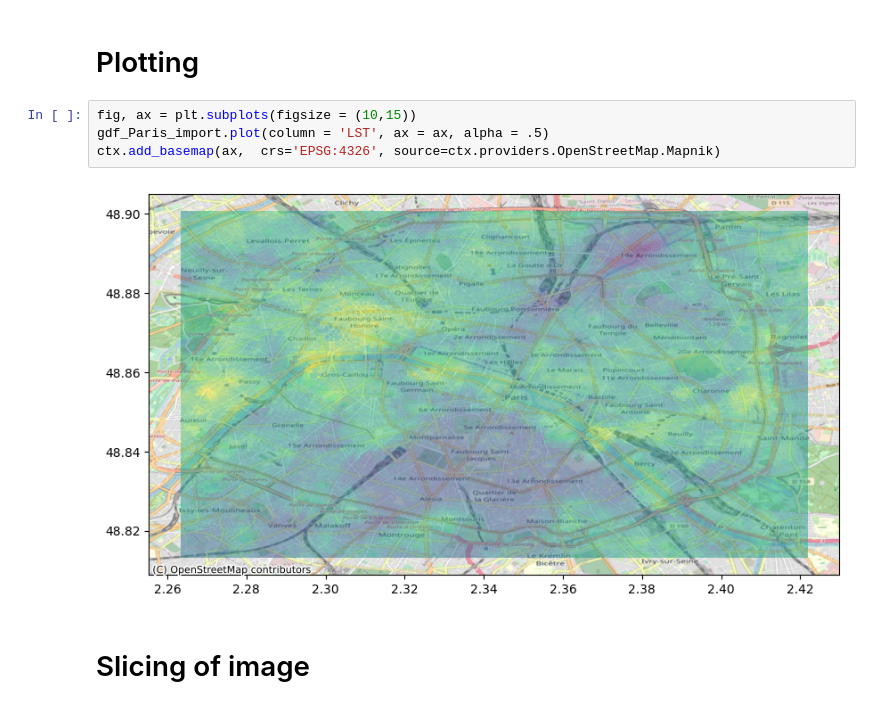
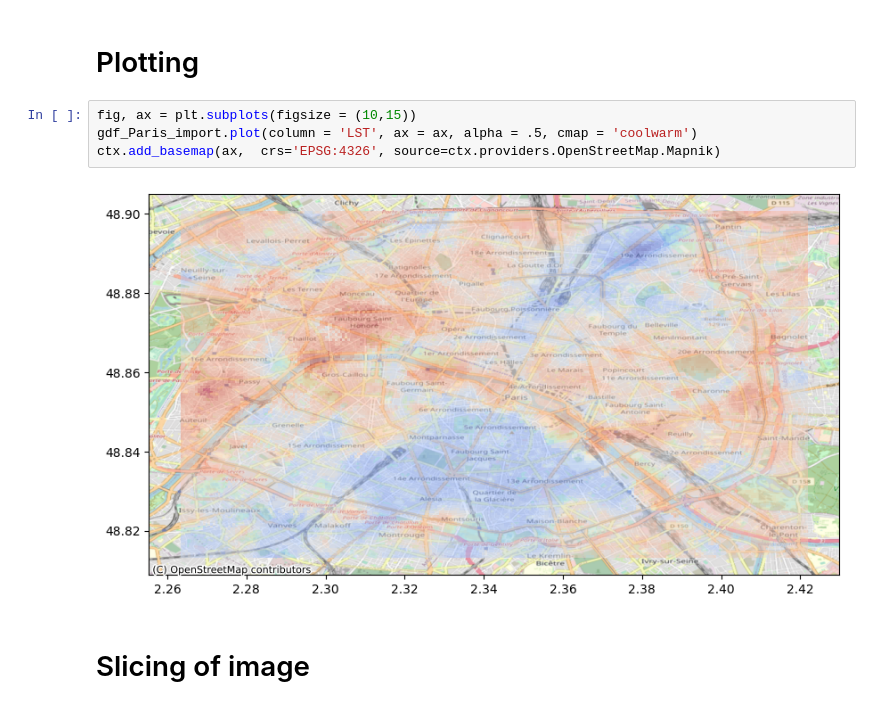
Before and after one commit to b-fa-ce/future_proofing_cities, a Jupyter notebook: notebooks/data_aggregation/sample_satellite_data.ipynb, the cells around one changed output. Drawn from its saved outputs; the diff is of its cells as text.

```diff
--- a/notebooks/data_aggregation/sample_satellite_data.ipynb
+++ b/notebooks/data_aggregation/sample_satellite_data.ipynb
@@ -130,10 +130,10 @@ export_gdf("Paris")
 # Plotting
 # %%
 fig, ax = plt.subplots(figsize = (10,15))
-gdf_Paris_import.plot(column = 'LST', ax = ax, alpha = .5)
+gdf_Paris_import.plot(column = 'LST', ax = ax, alpha = .5, cmap = 'coolwarm')
 ctx.add_basemap(ax,  crs='EPSG:4326', source=ctx.providers.OpenStreetMap.Mapnik)
 # %% [output]
-[figure, old version]
+[figure, new version]
 # %% [markdown]
 # Slicing of image
 # %%
```
Also changed, not shown: 5 other files.
